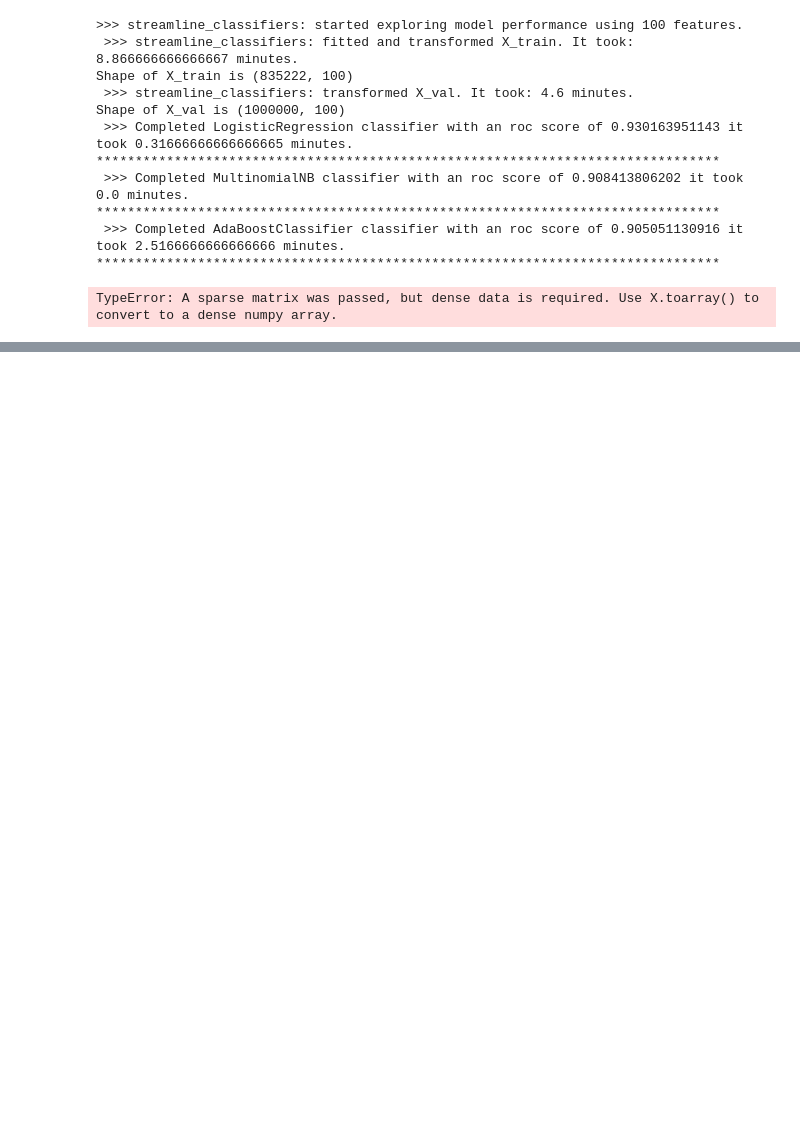
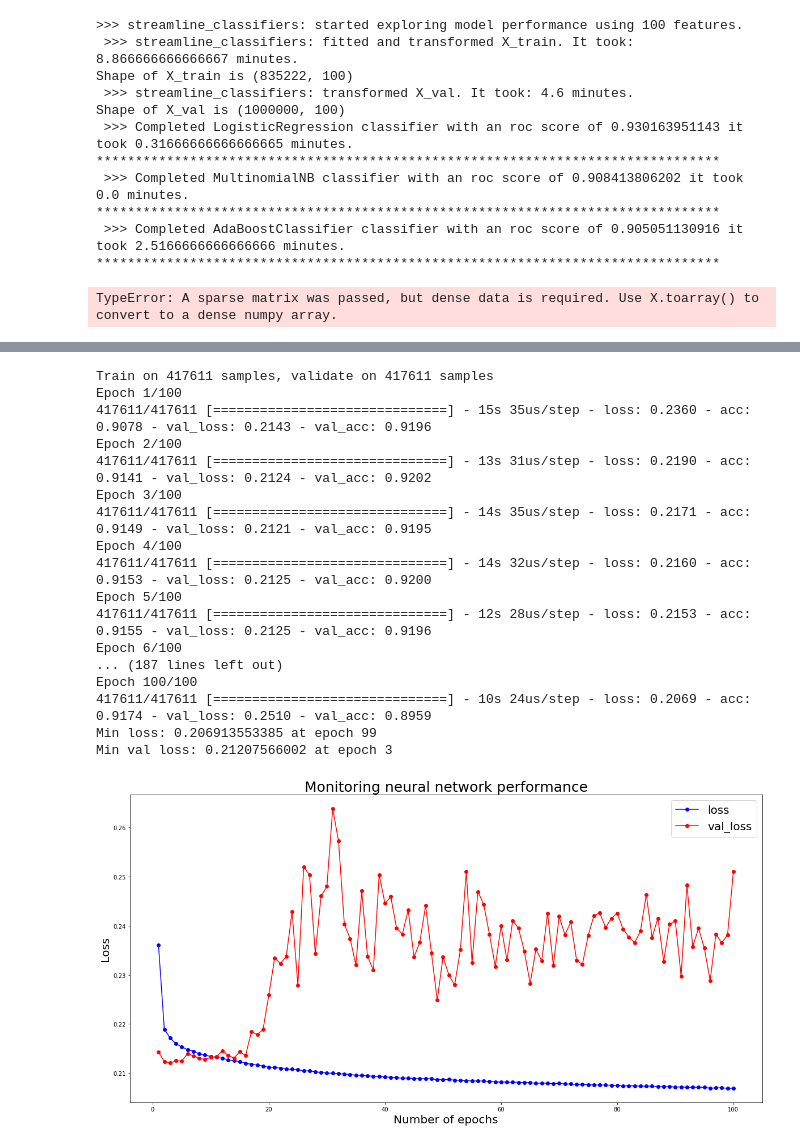
Before and after one commit to ayguno/User-click-detection-predictive-modeling, a Jupyter notebook: Impact of feature selection on model performance.ipynb, the cells around one changed output, grey strips where cells are left out. Drawn from its saved outputs; the diff is of its cells as text; code cells hidden in the pictures; blank space fills up the shorter version.

```diff
--- a/Impact of feature selection on model performance.ipynb
+++ b/Impact of feature selection on model performance.ipynb
@@ -607,0 +981,45 @@ print("Saved X_val2_trans_100." + str(X_val2_trans_100.shape))
+# %%
+# It started over fitting after 35 epochs, let's slighly increase model complexity to monitor performance
+from keras import models, metrics, layers
+import matplotlib.pyplot as plt
+# Note that csr type of sparse matrix runs significantly faster in keras neural network implementation
+
+network1 = models.Sequential()
+network1.add(layers.Dense(32,activation="relu", input_shape = (X_train_balanced_trans_100.shape[1],)))
+network1.add(layers.Dense(32,activation="relu"))
+network1.add(layers.Dense(32,activation="relu"))
+network1.add(layers.Dense(1,activation= "sigmoid"))
+network1.compile(optimizer= "adam", loss= "binary_crossentropy", metrics= ["acc"])
+history_net1 = network1.fit(X_train_balanced_trans_100.tocsr(),y_train_balanced,
+                             epochs=100,batch_size=200,validation_split= 0.5)
+
+
+epochs = list(range(1,len(history_net1.history["loss"]) +1))
+print("Min loss: " + str(min(history_net1.history["loss"])) + " at epoch " + str(history_net1.history["loss"].index(min(history_net1.history["loss"])) + 1))
+print("Min val loss: " + str(min(history_net1.history["val_loss"]))+ " at epoch " + str(history_net1.history["val_loss"].index(min(history_net1.history["val_loss"])) + 1))
+plt.plot(epochs,history_net1.history["loss"],marker = "o", color = "b", label = "loss")
+plt.plot(epochs,history_net1.history["val_loss"],marker = "o", color = "r", label = "val_loss")
+plt.legend(fontsize = 20)
+plt.xlabel("Number of epochs",fontsize=20)
+plt.ylabel("Loss",fontsize=20)
+plt.title("Monitoring neural network performance",fontsize=25)
+plt.show()
+# %% [output]
+Train on 417611 samples, validate on 417611 samples
+Epoch 1/100
+417611/417611 [==============================] - 15s 35us/step - loss: 0.2360 - acc: 0.9078 - val_loss: 0.2143 - val_acc: 0.9196
+Epoch 2/100
+417611/417611 [==============================] - 13s 31us/step - loss: 0.2190 - acc: 0.9141 - val_loss: 0.2124 - val_acc: 0.9202
+Epoch 3/100
+417611/417611 [==============================] - 14s 35us/step - loss: 0.2171 - acc: 0.9149 - val_loss: 0.2121 - val_acc: 0.9195
+Epoch 4/100
+417611/417611 [==============================] - 14s 32us/step - loss: 0.2160 - acc: 0.9153 - val_loss: 0.2125 - val_acc: 0.9200
+Epoch 5/100
+417611/417611 [==============================] - 12s 28us/step - loss: 0.2153 - acc: 0.9155 - val_loss: 0.2125 - val_acc: 0.9196
+Epoch 6/100
+... (187 lines left out)
+Epoch 100/100
+417611/417611 [==============================] - 10s 24us/step - loss: 0.2069 - acc: 0.9174 - val_loss: 0.2510 - val_acc: 0.8959
+Min loss: 0.206913553385 at epoch 99
+Min val loss: 0.21207566002 at epoch 3
+[figure, added]
```
Also changed, not shown: parts of 43 cells of this notebook.
